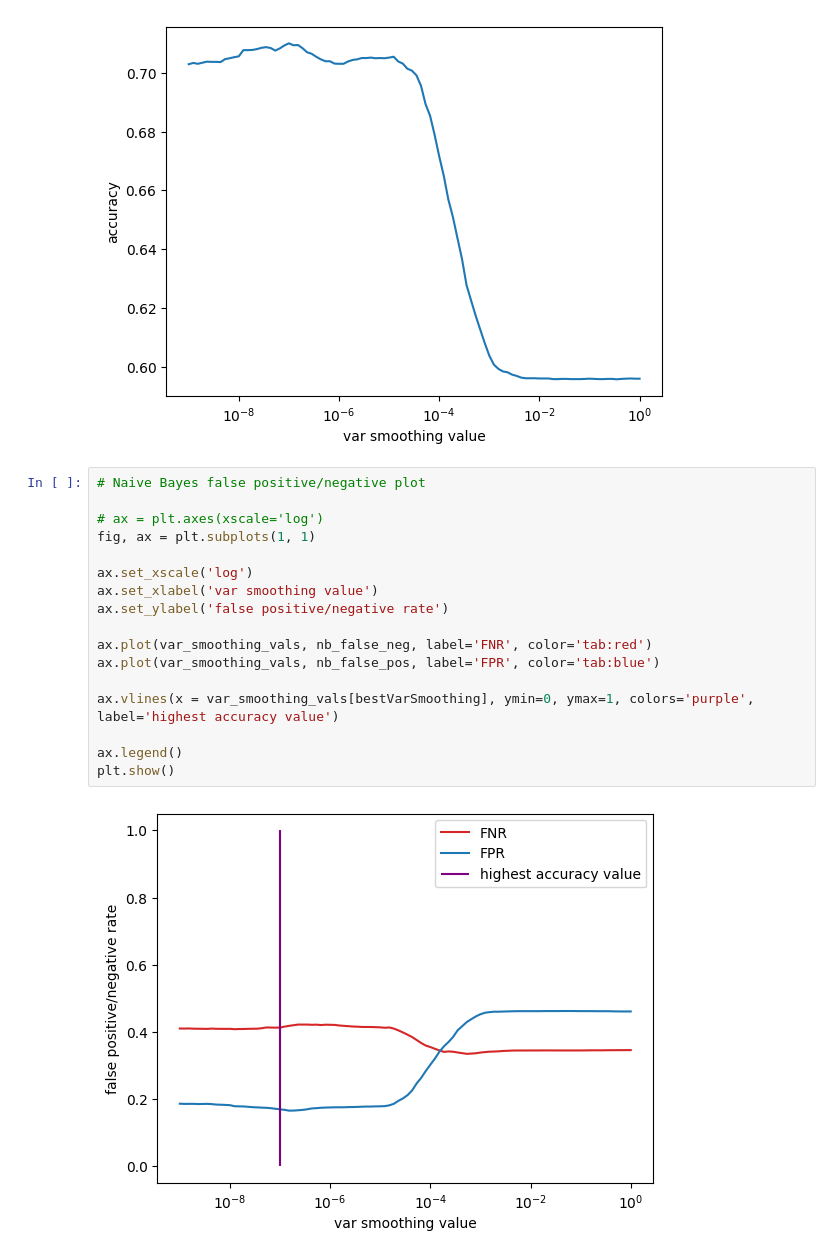
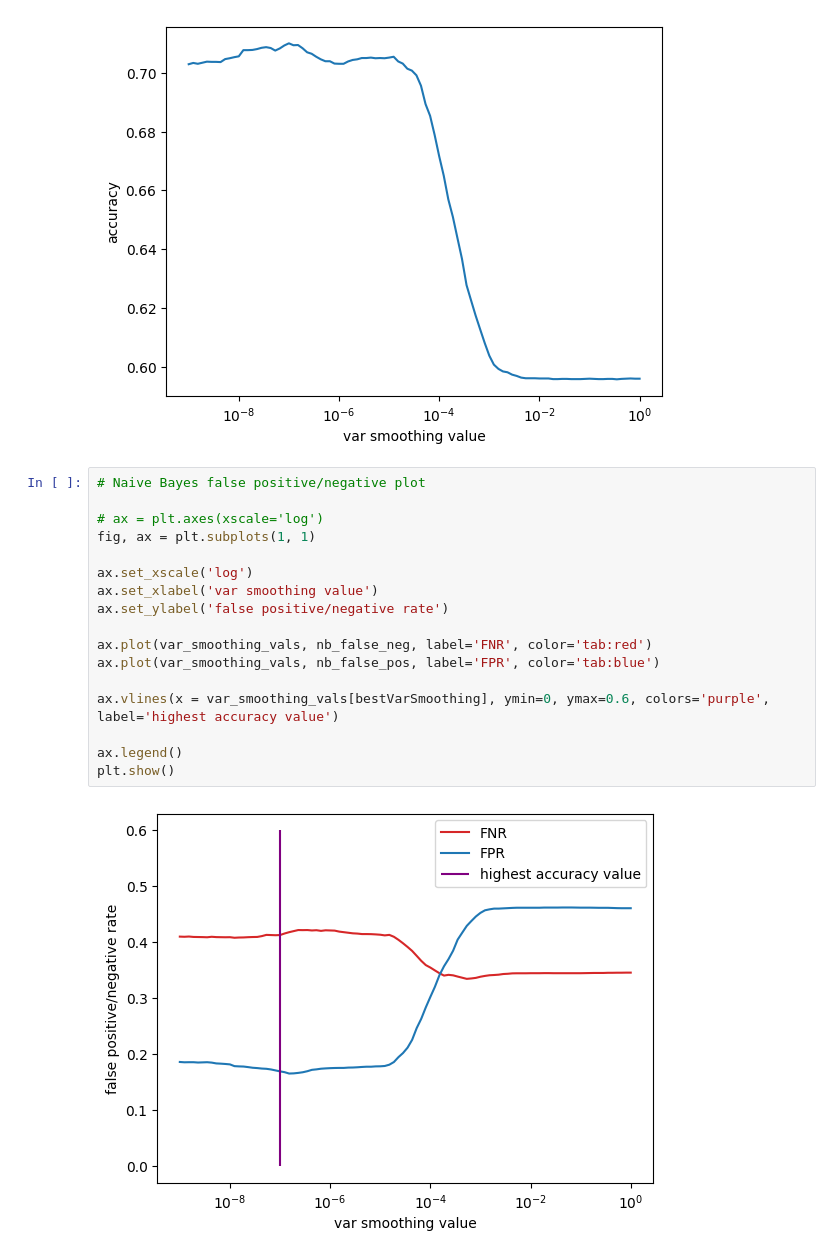
Before and after one commit to MengyangHe1/heart_disease_prediction, a Jupyter notebook: milo_heart_disease_prediction.ipynb, the cells around one changed output. Drawn from its saved outputs; the diff is of its cells as text.

```diff
--- a/milo_heart_disease_prediction.ipynb
+++ b/milo_heart_disease_prediction.ipynb
@@ -603,19 +603,19 @@ plt.show
 # %%
 # Naive Bayes false positive/negative plot
 
 # ax = plt.axes(xscale='log')
 fig, ax = plt.subplots(1, 1)
 
 ax.set_xscale('log')
 ax.set_xlabel('var smoothing value')
 ax.set_ylabel('false positive/negative rate')
 
 ax.plot(var_smoothing_vals, nb_false_neg, label='FNR', color='tab:red')
 ax.plot(var_smoothing_vals, nb_false_pos, label='FPR', color='tab:blue')
 
-ax.vlines(x = var_smoothing_vals[bestVarSmoothing], ymin=0, ymax=1, colors='purple', label='highest accuracy value')
+ax.vlines(x = var_smoothing_vals[bestVarSmoothing], ymin=0, ymax=0.6, colors='purple', label='highest accuracy value')
 
 ax.legend()
 plt.show()
 # %% [output]
-[figure, old version]
+[figure, new version]
```
Also changed, not shown: parts of 5 cells of this notebook.
